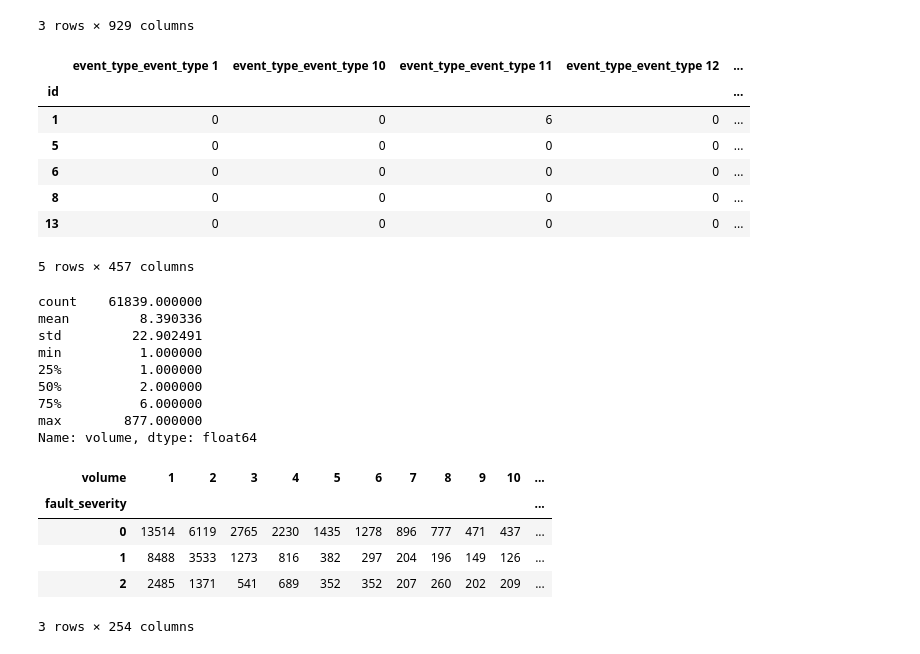
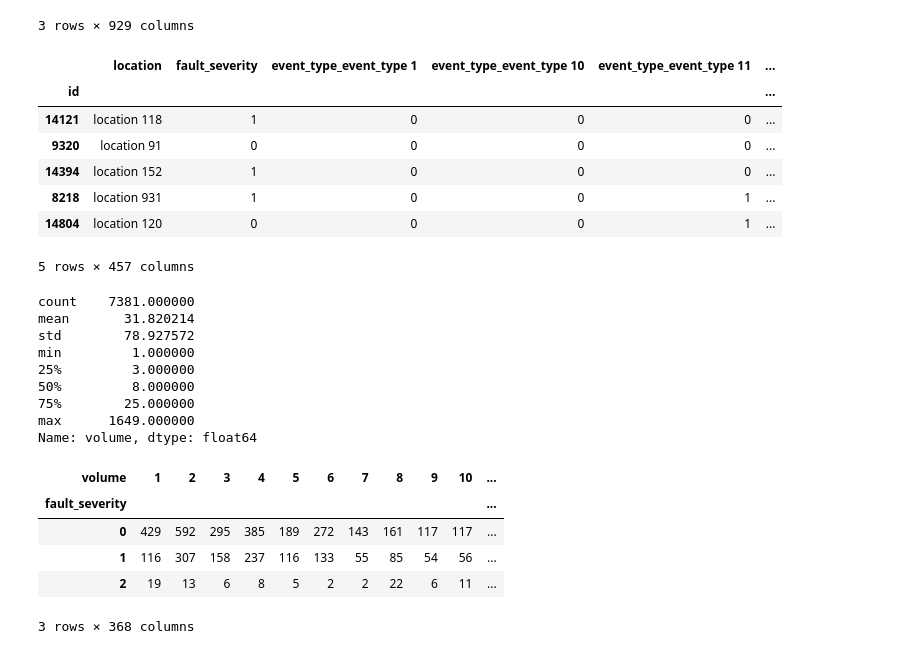
Before and after one commit to nikogamulin/kaggle-telstra-network-disruptions, a Jupyter notebook: data_explorer.ipynb, the cells around one changed output. Saved outputs shown, nothing was run; the diff lists cells and outputs as text; code cells hidden in the pictures.

```diff
--- a/data_explorer.ipynb
+++ b/data_explorer.ipynb
@@ -78,44 +78,42 @@ pd.crosstab(trainingSet.fault_severity, trainingSet.location)
 # %%
 #combine all tables
 eventType = pd.read_csv('./data/event_type.csv', index_col=0)
-eventTypeVectorized = pd.get_dummies(eventType)
+eventTypeVectorized = pd.get_dummies(eventType).groupby(eventType.index).sum()
 severityType = pd.read_csv('./data/severity_type.csv', index_col=0)
-severityTypeVectorized = pd.get_dummies(severityType)
+severityTypeVectorized = pd.get_dummies(severityType).groupby(severityType.index).sum()
 logFeature = pd.read_csv('./data/log_feature.csv', index_col=0)
-logFeatureVectorized = pd.get_dummies(logFeature)
+logFeatureVectorized = pd.get_dummies(logFeature).groupby(logFeature.index).sum()
 resourceType = pd.read_csv('./data/resource_type.csv', index_col=0)
-resourceTypeVectorized = pd.get_dummies(resourceType)
-result = trainingSet.location.to_frame().join(eventTypeVectorized).join(severityTypeVectorized).join(logFeatureVectorized).join(resourceTypeVectorized)
-grouped = result.groupby(result.index).sum()
-grouped = grouped.join(trainingSet)
-grouped.head()
+resourceTypeVectorized = pd.get_dummies(resourceType).groupby(resourceType.index).sum()
+result = trainingSet.join(eventTypeVectorized).join(severityTypeVectorized).join(logFeatureVectorized).join(resourceTypeVectorized)
+result.head()
 # %% [output]
-|  | event_type_event_type 1 | event_type_event_type 10 | event_type_event_type 11 | event_type_event_type 12 | ... |
-| id |  |  |  |  | ... |
-| 1 | 0 | 0 | 6 | 0 | ... |
-| 5 | 0 | 0 | 0 | 0 | ... |
-| 6 | 0 | 0 | 0 | 0 | ... |
-| 8 | 0 | 0 | 0 | 0 | ... |
-| 13 | 0 | 0 | 0 | 0 | ... |
+|  | location | fault_severity | event_type_event_type 1 | event_type_event_type 10 | event_type_event_type 11 | ... |
+| id |  |  |  |  |  | ... |
+| 14121 | location 118 | 1 | 0 | 0 | 0 | ... |
+| 9320 | location 91 | 0 | 0 | 0 | 0 | ... |
+| 14394 | location 152 | 1 | 0 | 0 | 0 | ... |
+| 8218 | location 931 | 1 | 0 | 0 | 1 | ... |
+| 14804 | location 120 | 0 | 0 | 0 | 1 | ... |
 5 rows × 457 columns
 # %%
 result['volume'].describe()
 # %% [output]
-count    61839.000000
-mean         8.390336
-std         22.902491
-min          1.000000
-25%          1.000000
-50%          2.000000
-75%          6.000000
-max        877.000000
+count    7381.000000
+mean       31.820214
+std        78.927572
+min         1.000000
+25%         3.000000
+50%         8.000000
+75%        25.000000
+max      1649.000000
 Name: volume, dtype: float64
 # %%
 pd.crosstab(result.fault_severity, result.volume)
 # %% [output]
 | volume | 1 | 2 | 3 | 4 | 5 | 6 | 7 | 8 | 9 | 10 | ... |
 | fault_severity |  |  |  |  |  |  |  |  |  |  | ... |
-| 0 | 13514 | 6119 | 2765 | 2230 | 1435 | 1278 | 896 | 777 | 471 | 437 | ... |
-| 1 | 8488 | 3533 | 1273 | 816 | 382 | 297 | 204 | 196 | 149 | 126 | ... |
-| 2 | 2485 | 1371 | 541 | 689 | 352 | 352 | 207 | 260 | 202 | 209 | ... |
+| 0 | 429 | 592 | 295 | 385 | 189 | 272 | 143 | 161 | 117 | 117 | ... |
+| 1 | 116 | 307 | 158 | 237 | 116 | 133 | 55 | 85 | 54 | 56 | ... |
+| 2 | 19 | 13 | 6 | 8 | 5 | 2 | 2 | 22 | 6 | 11 | ... |
-3 rows × 254 columns
+3 rows × 368 columns
```
Also changed, not shown: parts of 9 cells of this notebook.
